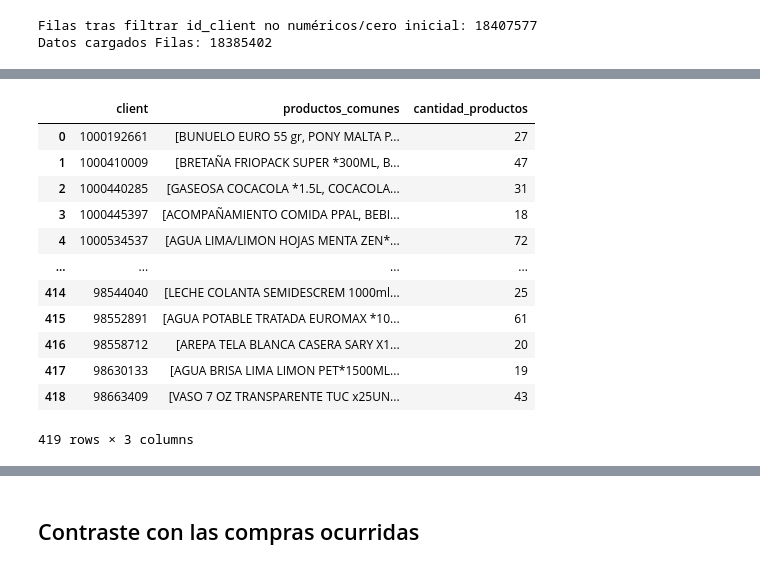
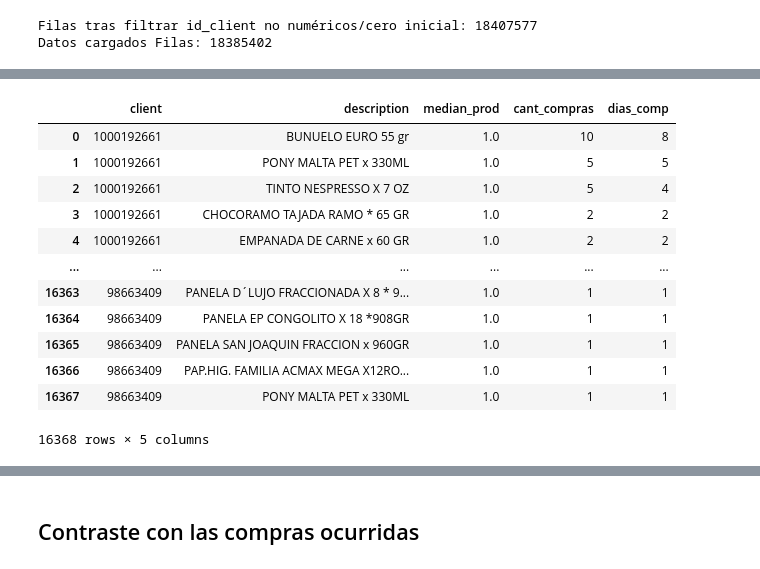
Before and after one commit to jdrincone/euro-supermercados, a Jupyter notebook: notebooks/recomendador_por_historia_usuario.ipynb, the cells around one changed output, grey strips where cells are left out. Saved outputs shown, nothing was run; the diff lists cells and outputs as text; code cells hidden in the pictures.

```diff
--- a/notebooks/recomendador_por_historia_usuario.ipynb
+++ b/notebooks/recomendador_por_historia_usuario.ipynb
@@ -105,53 +135,36 @@ Timestamp('2025-04-17 00:00:00')
 # %%
-# Conteo de compras por cliente-producto
-cant_compras_client = (
-    hist_recent_client
-    .groupby(["client", "description"])
-    .size()                               # cuenta filas
-    .rename("cant_compras")
-    .reset_index()
-)
+
 #Ordenar de mayor a menor para cada cliente
 cant_compras_client = (
     cant_compras_client
-    .sort_values(["client", "cant_compras"], ascending=[True, False])
+    .sort_values(["client", "dias_comp"], ascending=[True, False])
 )
 
 def top_pct(df):
     k = math.ceil(len(df) * TOP_PCT)
     return df.head(k)
 
 top_products = (
     cant_compras_client
       .groupby("client", group_keys=False)
       .apply(top_pct)
       .reset_index(drop=True)
 )
+top_products
+# %% [output]
+|  | client | description | median_prod | cant_compras | dias_comp |
+| 0 | 1000192661 | BUNUELO EURO 55 gr | 1.0 | 10 | 8 |
+| 1 | 1000192661 | PONY MALTA PET x 330ML | 1.0 | 5 | 5 |
+| 2 | 1000192661 | TINTO NESPRESSO X 7 OZ | 1.0 | 5 | 4 |
+| 3 | 1000192661 | CHOCORAMO TAJADA RAMO * 65 GR | 1.0 | 2 | 2 |
+| 4 | 1000192661 | EMPANADA DE CARNE x 60 GR | 1.0 | 2 | 2 |
+| ... | ... | ... | ... | ... | ... |
+| 16363 | 98663409 | PANELA D´LUJO FRACCIONADA X 8 * 9... | 1.0 | 1 | 1 |
+| 16364 | 98663409 | PANELA EP CONGOLITO X 18 *908GR | 1.0 | 1 | 1 |
+| 16365 | 98663409 | PANELA SAN JOAQUIN FRACCION x 960GR | 1.0 | 1 | 1 |
+| 16366 | 98663409 | PAP.HIG. FAMILIA ACMAX MEGA X12RO... | 1.0 | 1 | 1 |
+| 16367 | 98663409 | PONY MALTA PET x 330ML | 1.0 | 1 | 1 |
+16368 rows × 5 columns
-# %%
-top_summary = (
-    top_products
-    .groupby('client')
-    .agg(
-        productos_comunes=('description', list), #lambda x: ', '.join(x)
-        cantidad_productos=('description', 'count')
-    )
-    .reset_index()
-)
-top_summary
-# %% [output]
-|  | client | productos_comunes | cantidad_productos |
-| 0 | 1000192661 | [BUNUELO EURO 55 gr, PONY MALTA P... | 27 |
-| 1 | 1000410009 | [BRETAÑA FRIOPACK SUPER *300ML, B... | 47 |
-| 2 | 1000440285 | [GASEOSA COCACOLA *1.5L, COCACOLA... | 31 |
-| 3 | 1000445397 | [ACOMPAÑAMIENTO COMIDA PPAL, BEBI... | 18 |
-| 4 | 1000534537 | [AGUA LIMA/LIMON HOJAS MENTA ZEN*... | 72 |
-| ... | ... | ... | ... |
-| 414 | 98544040 | [LECHE COLANTA SEMIDESCREM 1000ml... | 25 |
-| 415 | 98552891 | [AGUA POTABLE TRATADA EUROMAX *10... | 61 |
-| 416 | 98558712 | [AREPA TELA BLANCA CASERA SARY X1... | 20 |
-| 417 | 98630133 | [AGUA BRISA LIMA LIMON PET*1500ML... | 19 |
-| 418 | 98663409 | [VASO 7 OZ TRANSPARENTE TUC x25UN... | 43 |
-419 rows × 3 columns
 # %%
 predictions_with_precom = pd.merge(
     predictions.loc[:, ["client", "prob"]],
```
Also changed, not shown: parts of 10 cells of this notebook, 1 other file.
